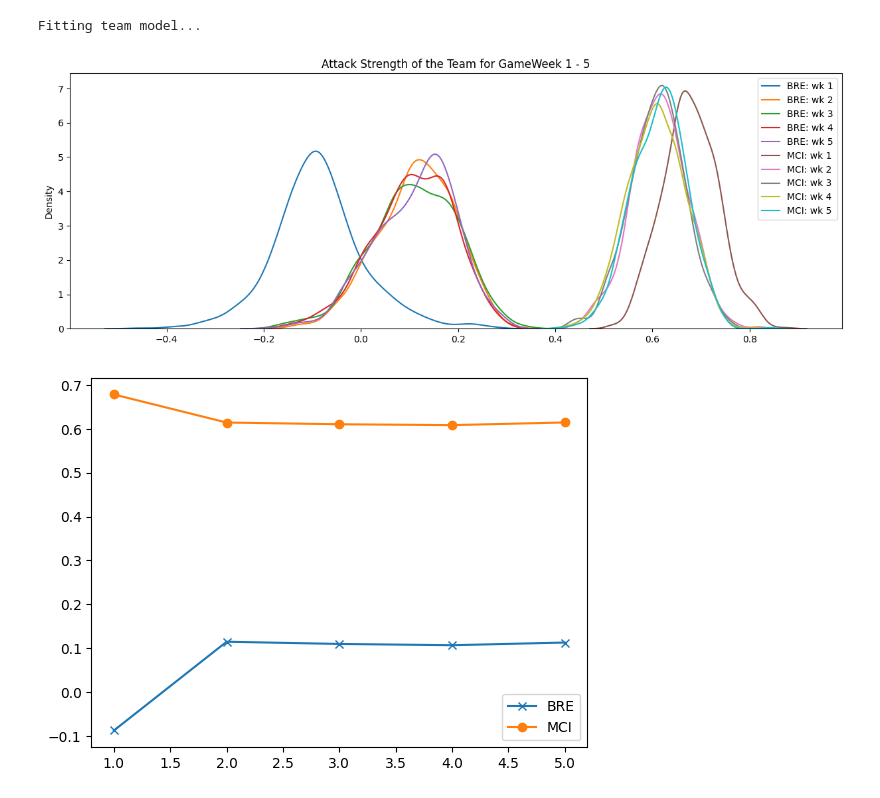
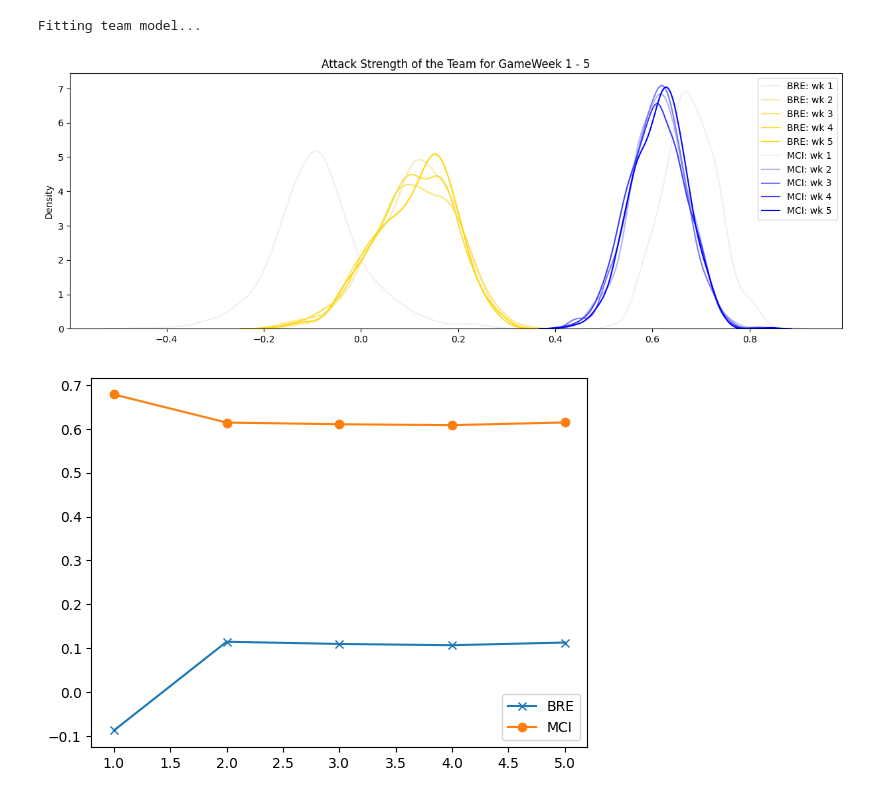
Before and after one commit to alan-turing-institute/AIrsenal, a Jupyter notebook: notebooks/progression_of_attack_parameter.ipynb, the cells around one changed output. Drawn from its saved outputs; the diff is of its cells as text; code cells hidden in the pictures.

Commit message:
colourmap for plot

```diff
--- a/notebooks/progression_of_attack_parameter.ipynb
+++ b/notebooks/progression_of_attack_parameter.ipynb
@@ -79,12 +79,14 @@ Fitting team model...
 # %%
 # Plot the attack parameter after game week 1- 5
 ax = plt.figure(figsize=(15, 5)).gca()
-for t_idx, team in enumerate(["BRE", "MCI"]):
+for t_idx, team in enumerate([("BRE",'gold') , ("MCI",'blue')]):
+    team_palette = sns.color_palette(f"light:{team[1]}", max_game_week)
     for gw_idx in range(max_game_week):
-        sns.kdeplot(season_attack_progression[:,gw_idx,t_idx], label=f"{team}: wk {gw_idx+1}")
-# season_attack_progression
+        sns.kdeplot(season_attack_progression[:,gw_idx,t_idx],
+                    label=f"{team[0]}: wk {gw_idx+1}",
+                   color=team_palette[gw_idx])
 plt.title('Attack Strength of the Team for GameWeek 1 - 5')
 plt.legend()
 plt.show()
 # %% [output]
-[figure, old version]
+[figure, new version]
```
Also changed, not shown: parts of 1 cell of this notebook.
